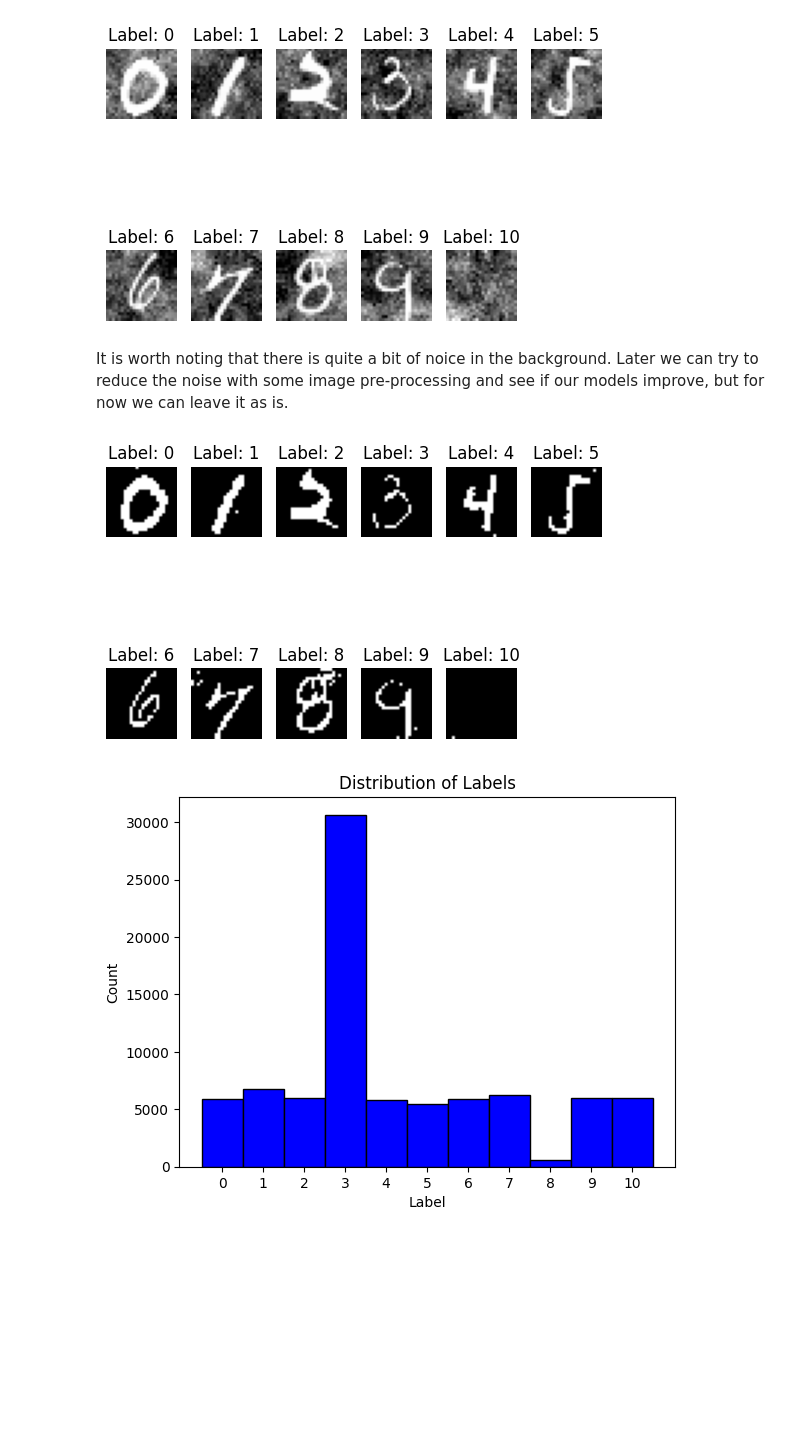
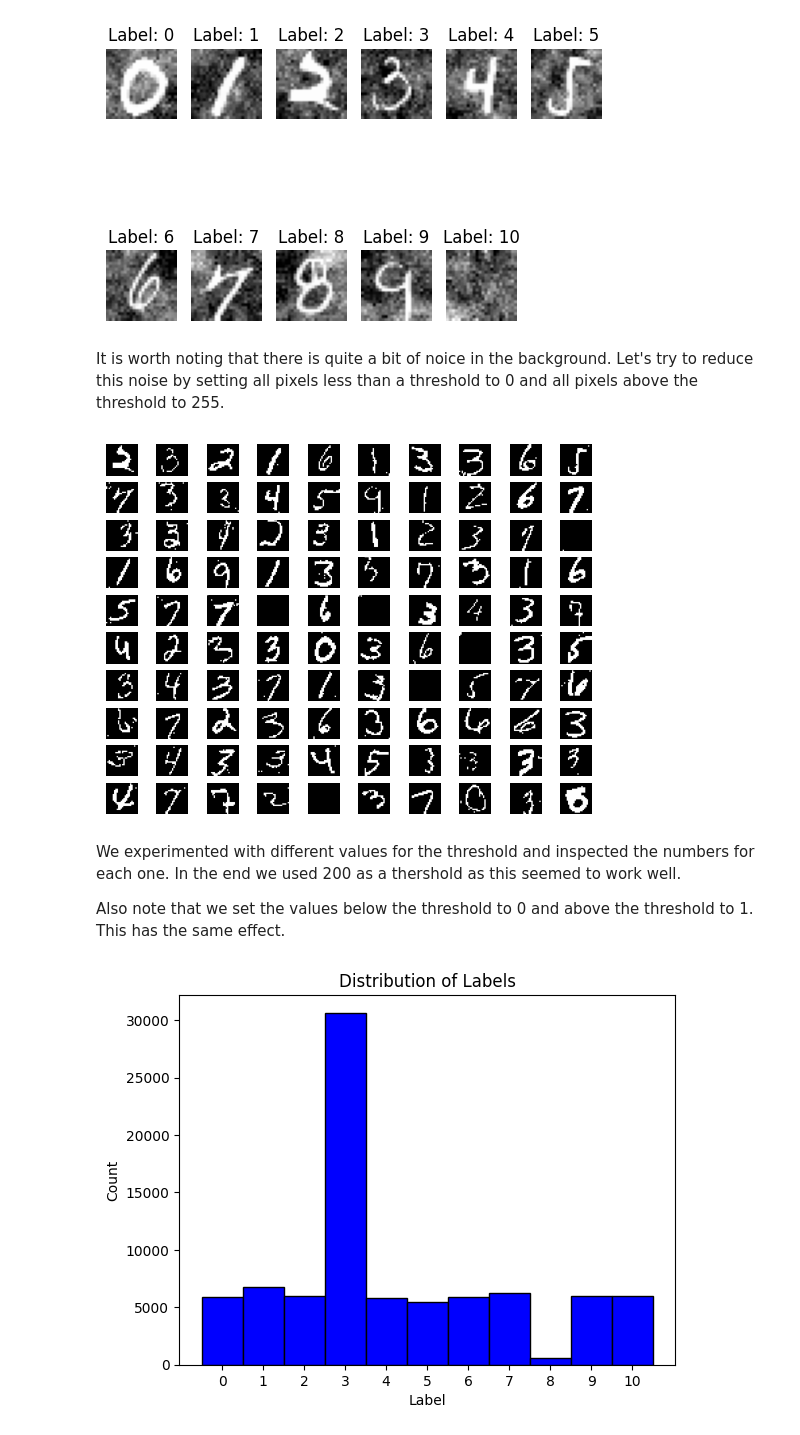
Before and after one commit to Maloha7/digit-recognizer, a Jupyter notebook: digitRecognizer.ipynb, the cells around one changed output. Drawn from its saved outputs; the diff is of its cells as text; code cells hidden in the pictures; blank space fills up the shorter version.

```diff
--- a/digitRecognizer.ipynb
+++ b/digitRecognizer.ipynb
@@ -136,20 +136,24 @@ for i in range(11):
 # %% [output]
 [figure]
 # %% [markdown]
-It is worth noting that there is quite a bit of noice in the background. Later we can try to reduce the noise with some image pre-processing and see if our models improve, but for now we can leave it as is.
+It is worth noting that there is quite a bit of noice in the background. Let's try to reduce this noise by setting all pixels less than a threshold to 0 and all pixels above the threshold to 255.
 # %%
-#Remove background noise from the images by setting all values less than 100 to 0 (black) and all values greater than 200 to 255 (white)
-images[images < 200] = 0
-images[images >= 200] = 255
+#Remove background noise from the images by setting all values less than 200 to 0 (black) and all values greater than 200 to 255 (white)
+threshold = 200
+images[images < threshold] = 0
+images[images >= threshold] = 1
 
-#Plot the first 10 images
-for i in range(11):
-    plt.subplot(2, 6, i+1)
-    plt.imshow(images[labels == i][0], cmap='gray')
-    plt.title('Label: {}'.format(labels[labels == i][0]))
+#Plot the first 100 images
+for i in range(100):
+    plt.subplot(10, 10, i+1)
+    plt.imshow(images[i], cmap='gray')
     plt.axis('off')
 # %% [output]
-[figure, old version]
+[figure, new version]
+# %% [markdown]
+We experimented with different values for the threshold and inspected the numbers for each one. In the end we used 200 as a thershold as this seemed to work well.
+
+Also note that we set the values below the threshold to 0 and above the threshold to 1. This has the same effect.
 # %%
 #Next lets look at the distribution of labels in the dataset
 plot_distribution(labels)
```
Also changed, not shown: parts of 19 cells of this notebook.
